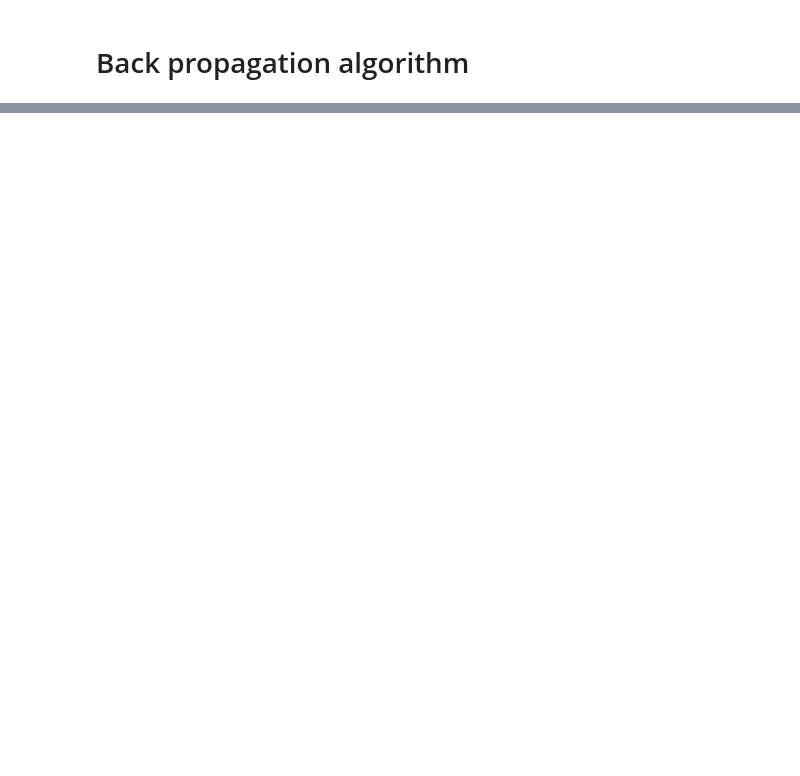
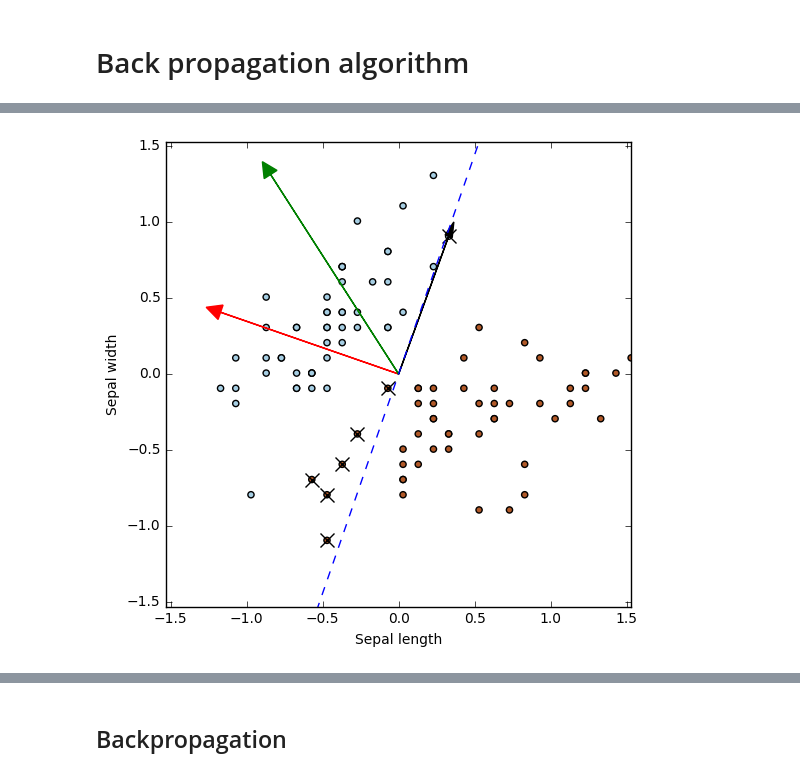
Before and after one commit to AbstractGeek/rusmalai-ncbs, a Jupyter notebook: 02-perceptron-learning-and-backpropagation.ipynb, the cells around one changed output, grey strips where cells are left out. Drawn from its saved outputs; the diff is of its cells as text; code cells hidden in the pictures; blank space fills up the shorter version.

```diff
--- a/02-perceptron-learning-and-backpropagation.ipynb
+++ b/02-perceptron-learning-and-backpropagation.ipynb
@@ -60,0 +174,15 @@ True
+# %%
+# Obtain classes
+w = deepcopy(new_weight)
+perceptron_output = (X.dot(w) < 0) + 0
+
+# Compare
+classification_status = (perceptron_output == ground_truth)
+X_incorrect = X[np.logical_not(classification_status),:]
+delta = ground_truth - perceptron_output
+delta = -1 * delta[np.logical_not(classification_status)]
+
+print("Classification_status:")
+print(classification_status)
+print("\nIncorrectly classified:")
+print(np.sum(np.logical_not(classification_status)))
@@ -61,4 +203,14 @@ True
+# %%
+# Apply perceptron learning algorithm
+learning_rate = 1
+new_weight = w + learning_rate * delta[0] * X_incorrect[0,:]
+# Plot old and new weight vectors, and the incorrect X
+plot_vectors(X,Y,X_incorrect,w,new_weight)
+# %% [output]
+[figure, added]
 # %% [markdown]
 ## Solution space
 
 <img src="imgs/solution-space.gif">
+# %% [markdown]
+## Backpropagation
```
Also changed, not shown: parts of 22 cells of this notebook.
